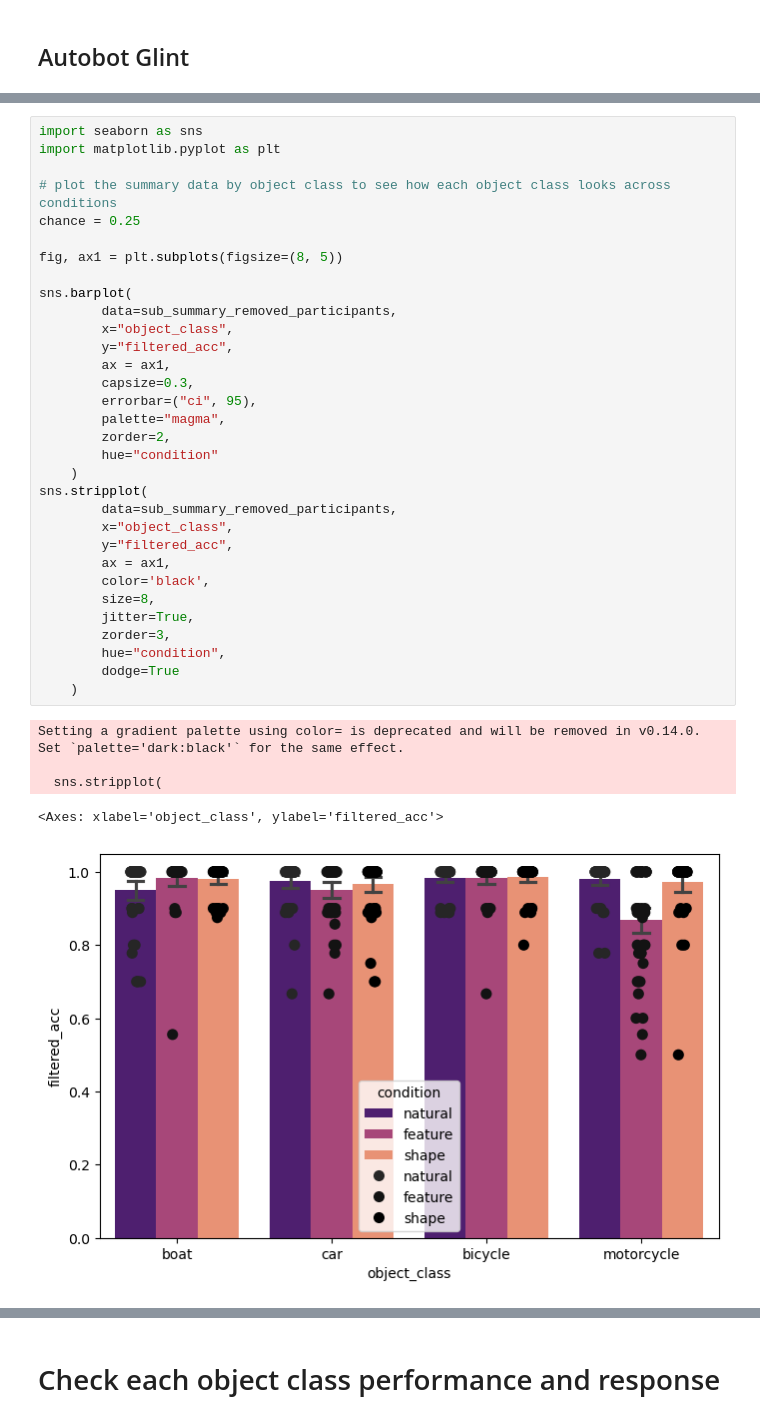
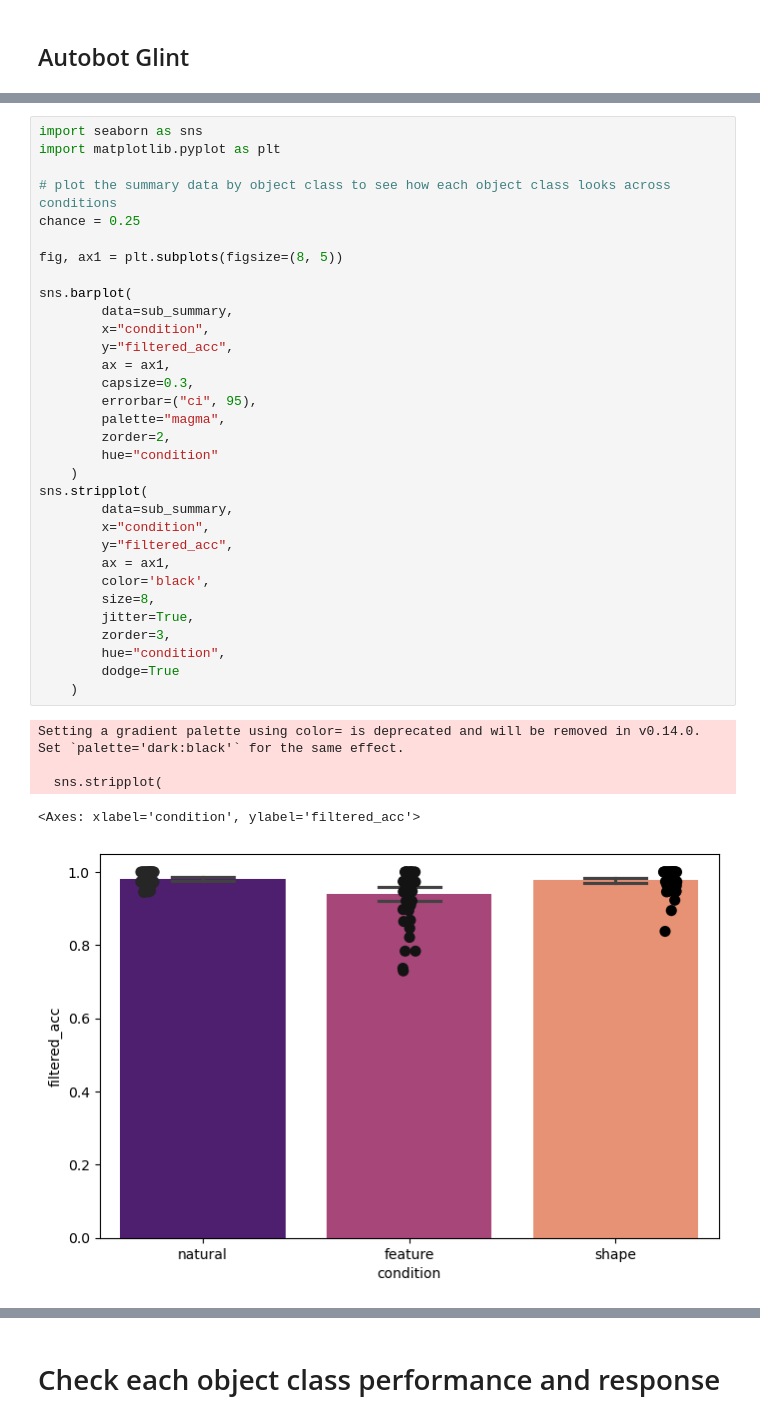
Before and after one commit to ars1399/glint_analysis, a Jupyter notebook: auto_bot_glint_data_preprocessing.ipynb, the cells around one changed output, grey strips where cells are left out. Drawn from its saved outputs; the diff is of its cells as text.

Commit message:
Updated preprocessing scripts, added new figures and made progress on confusion matrix.

```diff
--- a/auto_bot_glint_data_preprocessing.ipynb
+++ b/auto_bot_glint_data_preprocessing.ipynb
@@ -787,39 +747,39 @@ import seaborn as sns
 import matplotlib.pyplot as plt
 
 # plot the summary data by object class to see how each object class looks across conditions
 chance = 0.25
 
 fig, ax1 = plt.subplots(figsize=(8, 5))
 
 sns.barplot(
-        data=sub_summary_removed_participants,
-        x="object_class",
+        data=sub_summary,
+        x="condition",
         y="filtered_acc",
         ax = ax1,
         capsize=0.3,
         errorbar=("ci", 95),
         palette="magma",
         zorder=2,
         hue="condition"
     )
 sns.stripplot(
-        data=sub_summary_removed_participants,
-        x="object_class",
+        data=sub_summary,
+        x="condition",
         y="filtered_acc",
         ax = ax1,
         color='black',
         size=8,
         jitter=True,
         zorder=3,
         hue="condition",
         dodge=True
     )
 # %% [output]
 Setting a gradient palette using color= is deprecated and will be removed in v0.14.0. Set `palette='dark:black'` for the same effect.
 
   sns.stripplot(
-<Axes: xlabel='object_class', ylabel='filtered_acc'>
+<Axes: xlabel='condition', ylabel='filtered_acc'>
-[figure, old version]
+[figure, new version]
 # %%
 #Run the Exclusion Check, remove the flagged subjects, create the wide format, and save the cleaned dataframes to CSV files for the novel original version, experiment = 'novel' and extreme = False
 
```
Also changed, not shown: parts of 8 cells of this notebook, 3 other files.
